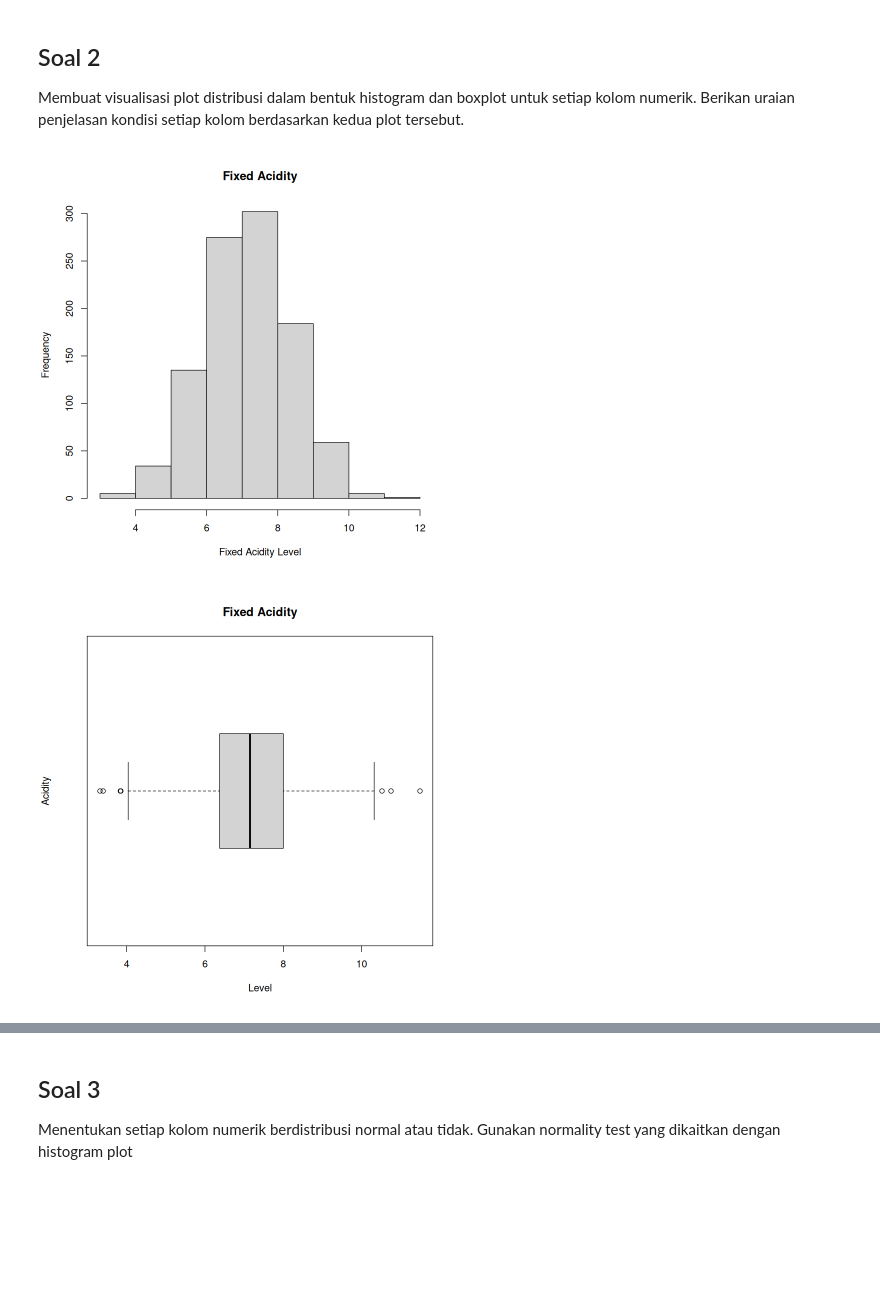
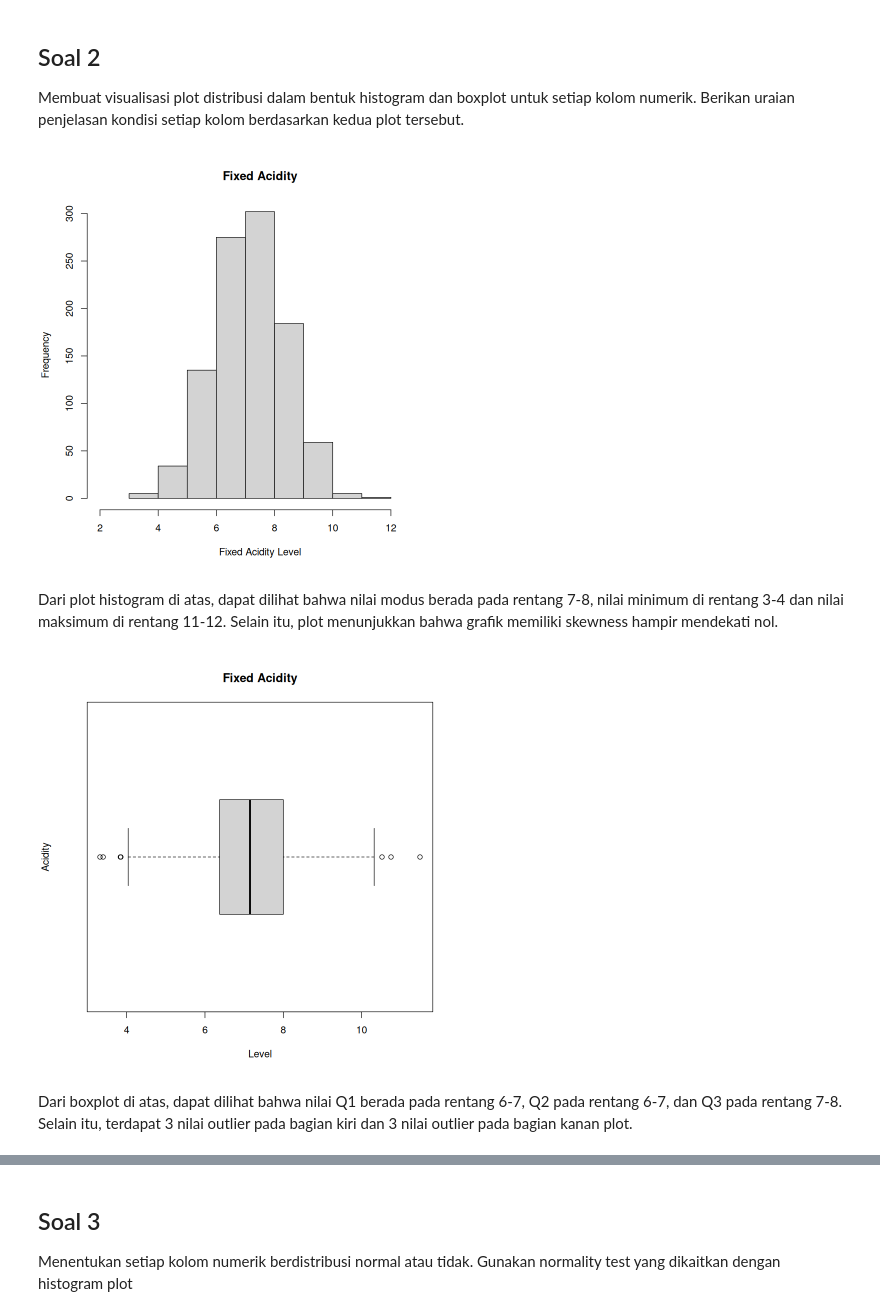
Before and after one commit to frankiehuangg/IF2220-Tubes, a Jupyter notebook: K02-T1-IF2220-13521082.ipynb, the cells around one changed output, grey strips where cells are left out. Drawn from its saved outputs; the diff is of its cells as text; code cells hidden in the pictures; blank space fills up the shorter version.

```diff
--- a/K02-T1-IF2220-13521082.ipynb
+++ b/K02-T1-IF2220-13521082.ipynb
@@ -167,11 +166,17 @@ box_plot <- function(column, main_title, x_title, y_title) {
 # %%
 # Fixed Acidity
 
-histogram_plot(data["fixed.acidity"], "Fixed Acidity", "Fixed Acidity Level")
-box_plot(data["fixed.acidity"], "Fixed Acidity", "Level", "Acidity")
+histogram_plot(data["fixed.acidity"], "Fixed Acidity", "Fixed Acidity Level", c(2, 13))
 # %% [output]
-[figure, old version]
+[figure, new version]
-[figure, removed]
+# %% [markdown]
+Dari plot histogram di atas, dapat dilihat bahwa nilai modus berada pada rentang 7-8, nilai minimum di rentang 3-4 dan nilai maksimum di rentang 11-12. Selain itu, plot menunjukkan bahwa grafik memiliki skewness hampir mendekati nol.
+# %%
+box_plot(data["fixed.acidity"], "Fixed Acidity", "Level", "Acidity")
+# %% [output]
+[figure, added]
+# %% [markdown]
+Dari boxplot di atas, dapat dilihat bahwa nilai Q1 berada pada rentang 6-7, Q2 pada rentang 6-7, dan Q3 pada rentang 7-8. Selain itu, terdapat 3 nilai outlier pada bagian kiri dan 3 nilai outlier pada bagian kanan plot.
 # %%
 # Volatile Acidity
 
```
Also changed, not shown: parts of 98 cells of this notebook.
